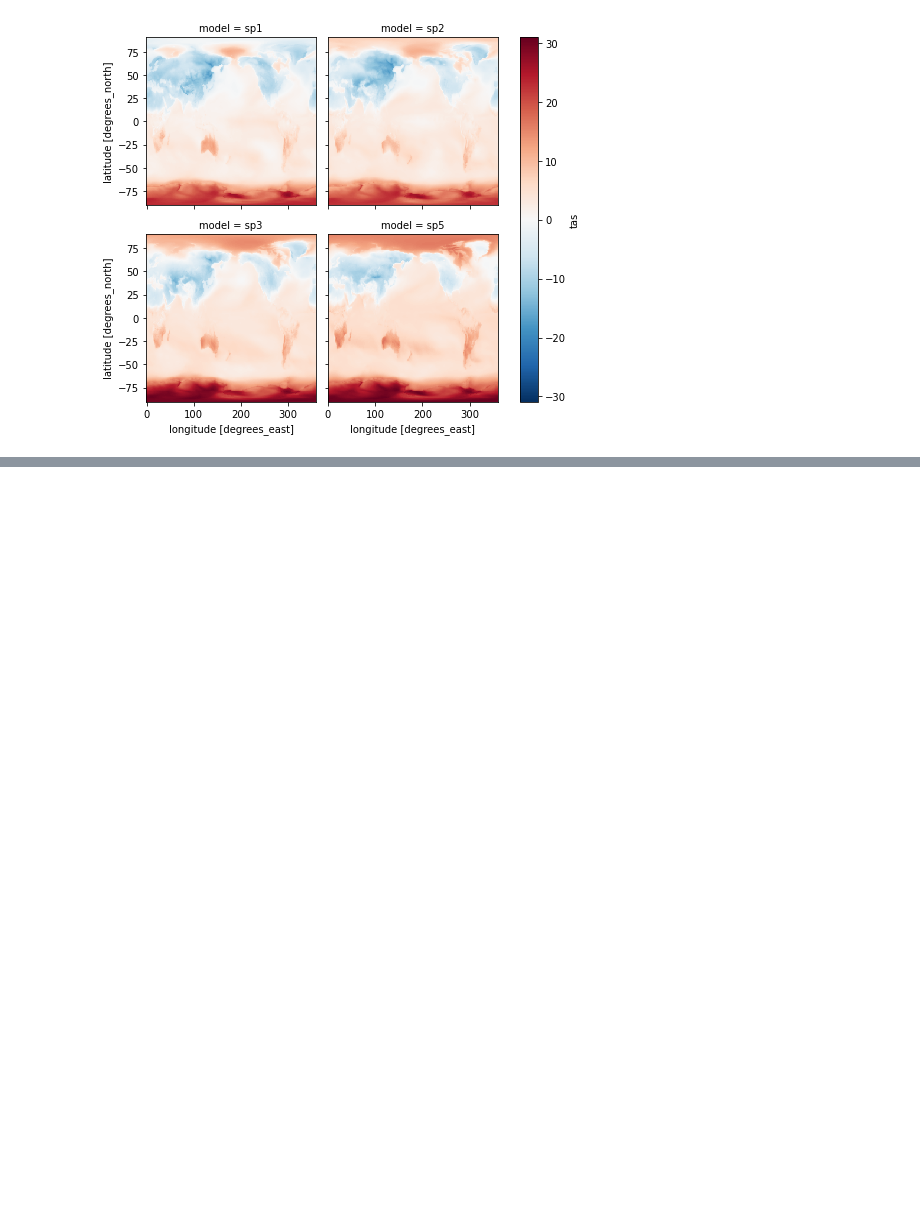
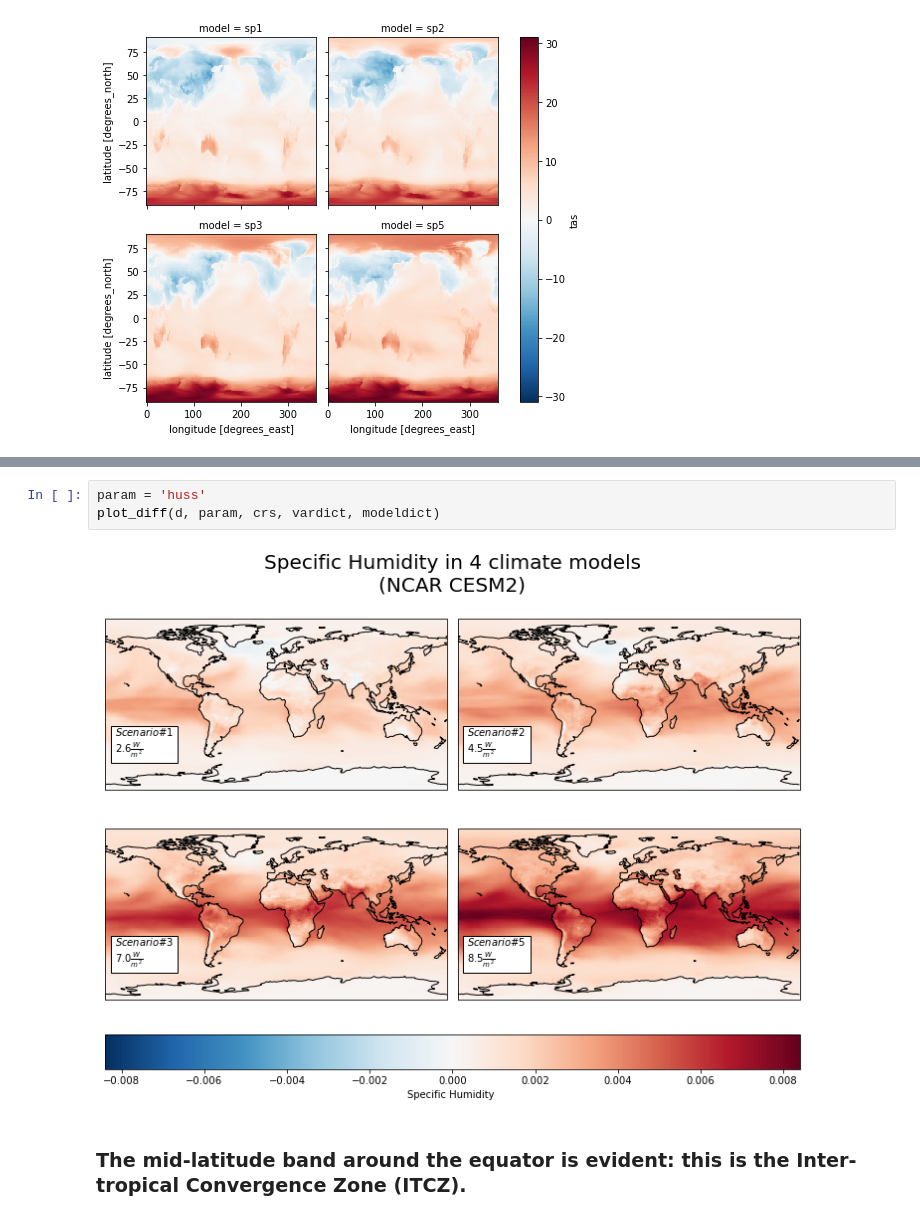
Before and after one commit to UCB-stat-159-s22/hw07-group20, a Jupyter notebook: notebooks/CESM_EDA.ipynb, the cells around one changed output, grey strips where cells are left out. Drawn from its saved outputs; the diff is of its cells as text; blank space fills up the shorter version.

```diff
--- a/notebooks/CESM_EDA.ipynb
+++ b/notebooks/CESM_EDA.ipynb
@@ -373,0 +385,7 @@ plot_diff(d, param, crs, vardict, modeldict)
+# %%
+param = 'huss'
+plot_diff(d, param, crs, vardict, modeldict)
+# %% [output]
+[figure, added]
+# %% [markdown]
+### The mid-latitude band around the equator is evident: this is the Inter-tropical Convergence Zone (ITCZ).
```
Also changed, not shown: parts of 6 cells of this notebook.
